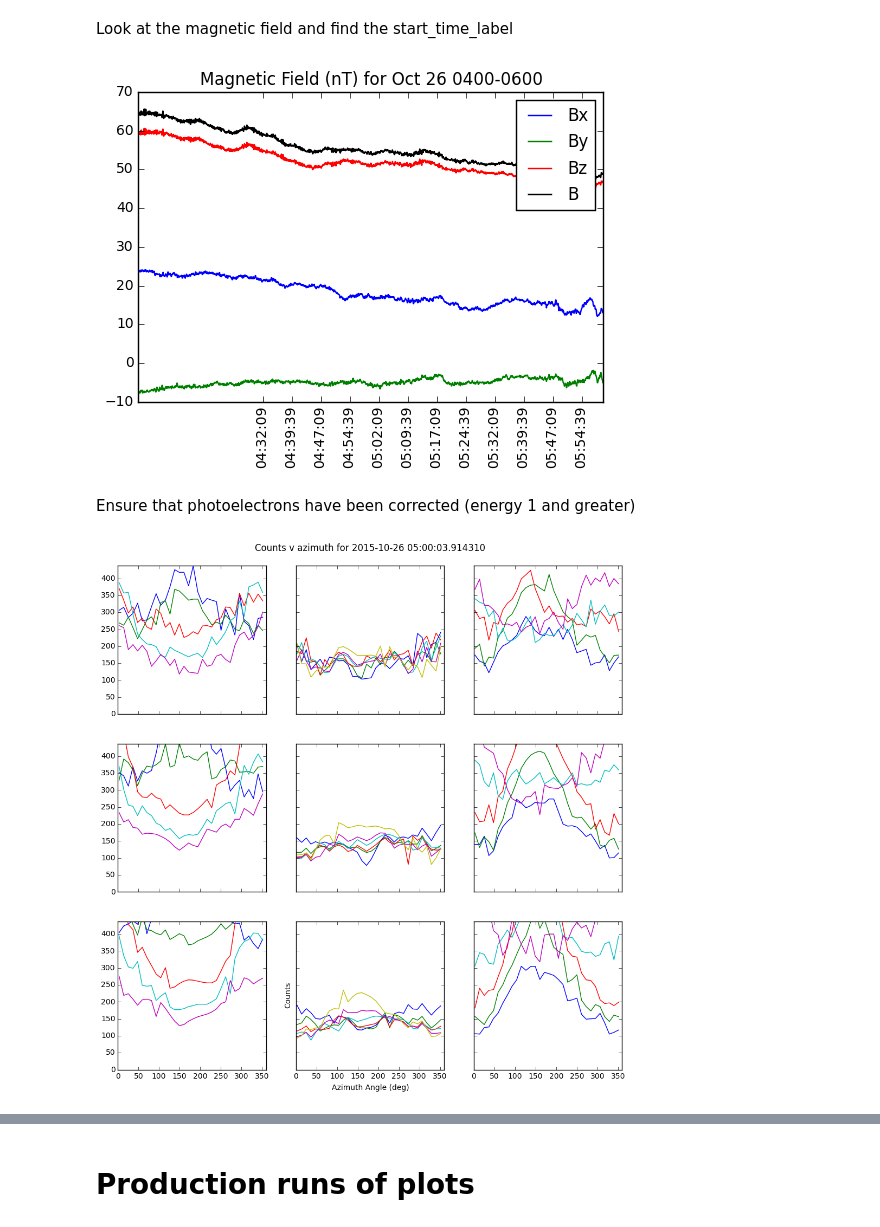
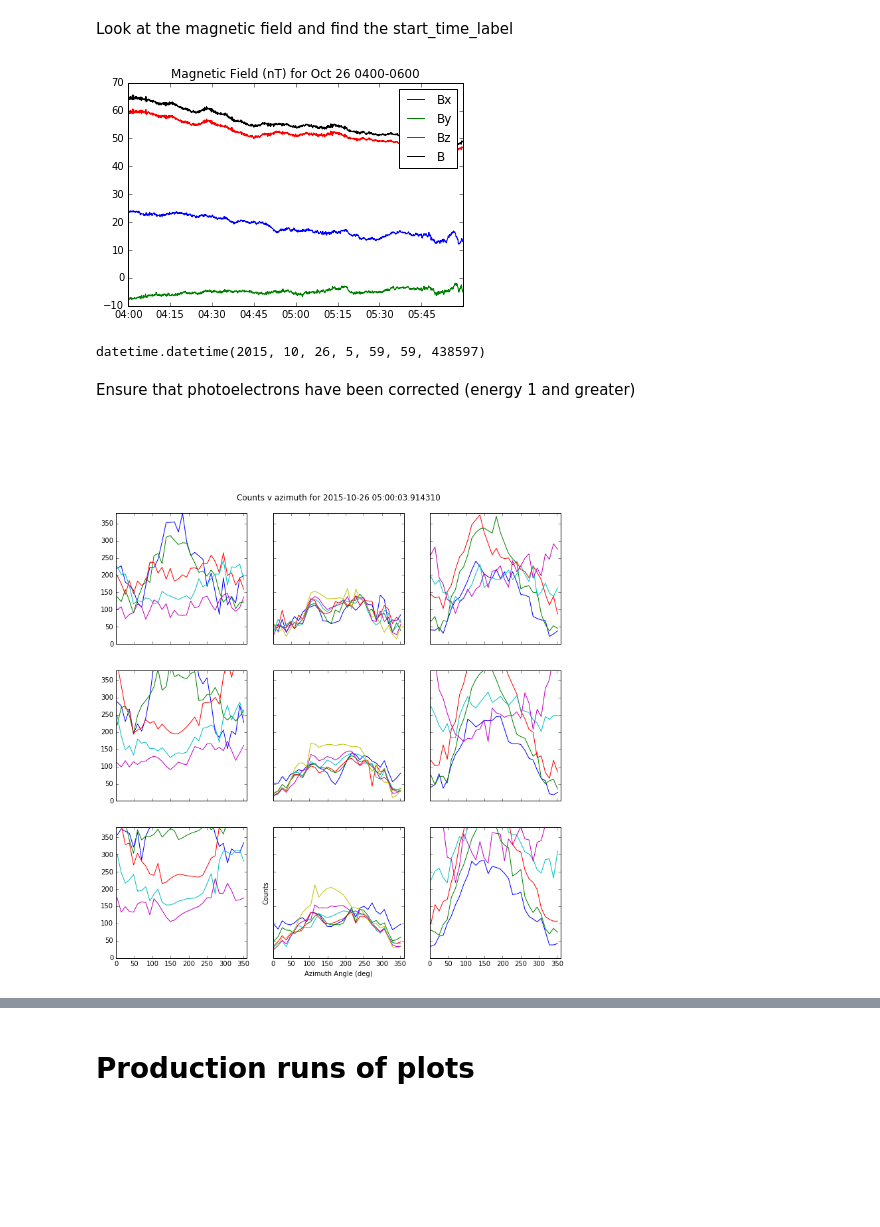
Before and after one commit to gravmath/PAD, a Jupyter notebook: PAD_production-Oct 26 2015.ipynb, the cells around one changed output, grey strips where cells are left out. Drawn from its saved outputs; the diff is of its cells as text; code cells hidden in the pictures; blank space fills up the shorter version.

```diff
--- a/PAD_production-Oct 26 2015.ipynb
+++ b/PAD_production-Oct 26 2015.ipynb
@@ -4,12 +5,12 @@ from ipy import *
 # %%
 #####  Oct 26, 2015 - 04:00 - 06:00
 afg_file       = 'C:/Yuggoth/Events/2015/Oct 26/mms1_afg_srvy_l2pre_20151026_v3.14.0.cdf'
-debug_file     = 'C:/Yuggoth/Events/2015/Oct 26/mms1_fpi_fast_l2pre_des-debug_20151026040000_v2.1.0.cdf'
+debug_file     = 'C:/Yuggoth/Events/2015/Oct 26/mms1_fpi_fast_l2_des-debug_20151026040000_v3.1.0.cdf'
 dist_file      = 'C:/Yuggoth/Events/2015/Oct 26/mms1_fpi_fast_l2_des-dist_20151026040000_v2.1.0.cdf'
 moms_file      = 'C:/Yuggoth/Events/2015/Oct 26/mms1_fpi_fast_l2_des-moms_20151026040000_v3.0.0.cdf'
 
 ####Photoelectron correction file
-photo_file     = 'C:/Yuggoth/Events/2015/mms_fpi_fast_l2_des-bgdist_v1.1.0_p0-2.cdf'
+photo_file     = 'C:/Yuggoth/Events/2015/mms_fpi_fast_l2_des-bgdist_v1.0.0_p0-2.cdf'
 
 obs            = 'mms1'
 ver            = 'ver2'
@@ -27,5 +28,6 @@ time_format    = '%H:%M:%S'
 #corrections
 corrections_on = 1
 # %%
-dude = PAD.load_e_data(CDFs,obs,'des',ver,corrections_on,correction_override = 0.45,source='AFG')
+corrections_on = 1
+dude = PAD.load_e_data(CDFs,obs,'des',ver,corrections_on,correction_override = 0.75,source='AFG')
 # %% [output]
@@ -72,21 +71,26 @@ Look at the magnetic field and find the start_time_label
 # %%
 start_time_label = 0
 time_slice       = slice(start_time_label,-1)
 plt.plot(dude['bfield'][time_slice,0]*dude['bfield'][time_slice,3],label='Bx')
 plt.plot(dude['bfield'][time_slice,1]*dude['bfield'][time_slice,3],label='By')
 plt.plot(dude['bfield'][time_slice,2]*dude['bfield'][time_slice,3],label='Bz')
 plt.plot(dude['bfield'][time_slice,3],'k-',label='B')
 plt.legend()
 n_B = len(dude['bfield'][:,0])
 plt.title('Magnetic Field (nT) for %s' % date)
-x        = np.arange(428,n_B,100)
+x        = np.arange(start_time_label,n_B,200)
 x_labels  = []
 for px in x:
-    x_labels.append(dt.datetime.strftime(dude['edist']['Epoch'][px],time_format))
-plt.xticks(x-start_time_label,x_labels,rotation='vertical')
+    x_labels.append(dt.datetime.strftime(dude['edist']['Epoch'][px],'%H:%M'))
+plt.xticks(x-start_time_label,x_labels,rotation=0)
+plt.savefig('')
 plt.show()
 # %% [output]
-[figure, old version]
+[figure, new version]
+# %%
+dude['edist']['Epoch'][-1]
+# %% [output]
+datetime.datetime(2015, 10, 26, 5, 59, 59, 438597)
 # %% [markdown]
 Ensure that photoelectrons have been corrected (energy 1 and greater)
 # %%
@@ -111,7 +115,7 @@ axes[row][col-1].set_xlabel('Azimuth Angle (deg)')
 axes[row][1].set_ylabel('Counts')
 plt.show()
 # %% [output]
-[figure, old version]
+[figure, new version]
 # %%
 erg        = 1
 Bx         = dude['bfield'][time_label,0]
```
Also changed, not shown: parts of 20 cells of this notebook, 5 other files.
